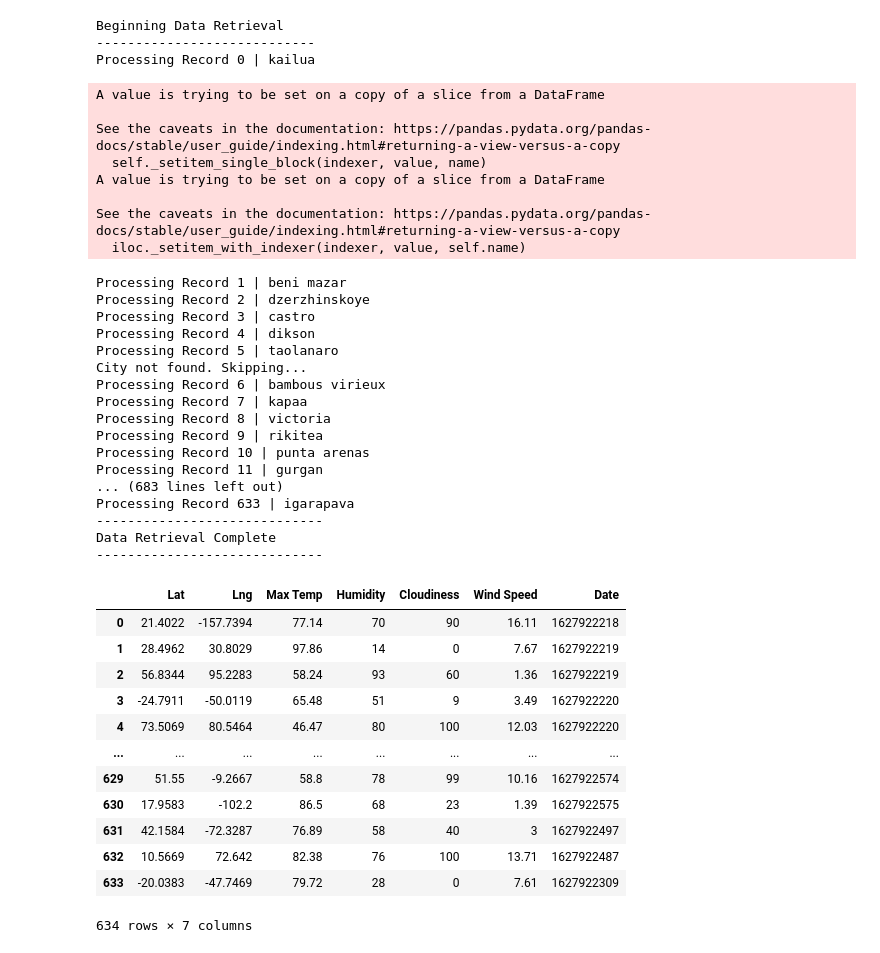
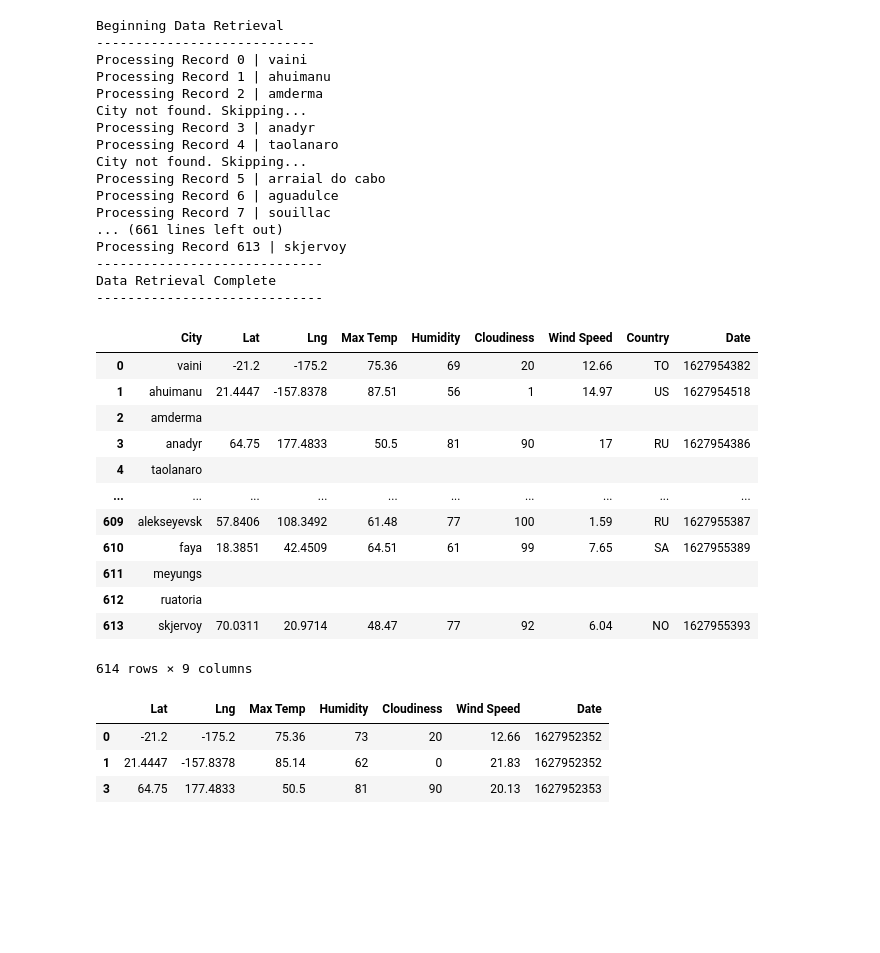
Before and after one commit to WayneJ2/python-api-challenge, a Jupyter notebook: WeatherPy/WeatherPyCode.ipynb, the cells around one changed output. Drawn from its saved outputs; the diff is of its cells as text; code cells hidden in the pictures; blank space fills up the shorter version.

```diff
--- a/WeatherPy/WeatherPyCode.ipynb
+++ b/WeatherPy/WeatherPyCode.ipynb
@@ -120,12 +83,13 @@ print("----------------------------")
 
 for index, row in city_df.iterrows():
 
-    params ={""}
+
     cityN = row["City"]
     city_name = row["City"].replace(" ","%20")
     base_url = f"https://api.openweathermap.org/data/2.5/weather?q={city_name}&units={unit}&appid={wKey}"
 #     print(base_url)
 
+    time.sleep(1)
     response = requests.get(base_url)
     response_json = response.json()
 
@@ -152,31 +116,34 @@ print("-----------------------------")
 # %% [output]
 Beginning Data Retrieval
 ----------------------------
-Processing Record 0 | kailua
+Processing Record 0 | vaini
+Processing Record 1 | ahuimanu
+Processing Record 2 | amderma
+City not found. Skipping...
+Processing Record 3 | anadyr
+Processing Record 4 | taolanaro
+City not found. Skipping...
+Processing Record 5 | arraial do cabo
+Processing Record 6 | aguadulce
+Processing Record 7 | souillac
+... (661 lines left out)
+Processing Record 613 | skjervoy
+-----------------------------
+Data Retrieval Complete
+-----------------------------
-A value is trying to be set on a copy of a slice from a DataFrame
-
-See the caveats in the documentation: https://pandas.pydata.org/pandas-docs/stable/user_guide/indexing.html#returning-a-view-versus-a-copy
-  self._setitem_single_block(indexer, value, name)
-A value is trying to be set on a copy of a slice from a DataFrame
-
-See the caveats in the documentation: https://pandas.pydata.org/pandas-docs/stable/user_guide/indexing.html#returning-a-view-versus-a-copy
-  iloc._setitem_with_indexer(indexer, value, self.name)
-Processing Record 1 | beni mazar
-Processing Record 2 | dzerzhinskoye
-Processing Record 3 | castro
-Processing Record 4 | dikson
-Processing Record 5 | taolanaro
-City not found. Skipping...
-Processing Record 6 | bambous virieux
-Processing Record 7 | kapaa
-Processing Record 8 | victoria
-Processing Record 9 | rikitea
-Processing Record 10 | punta arenas
-Processing Record 11 | gurgan
-... (683 lines left out)
-Processing Record 633 | igarapava
------------------------------
-Data Retrieval Complete
------------------------------
 # %%
-# city_df.loc[city_df["City"]=="cape town",:]
+city_df
+# %% [output]
+|  | City | Lat | Lng | Max Temp | Humidity | Cloudiness | Wind Speed | Country | Date |
+| 0 | vaini | -21.2 | -175.2 | 75.36 | 69 | 20 | 12.66 | TO | 1627954382 |
+| 1 | ahuimanu | 21.4447 | -157.8378 | 87.51 | 56 | 1 | 14.97 | US | 1627954518 |
+| 2 | amderma |  |  |  |  |  |  |  |  |
+| 3 | anadyr | 64.75 | 177.4833 | 50.5 | 81 | 90 | 17 | RU | 1627954386 |
+| 4 | taolanaro |  |  |  |  |  |  |  |  |
+| ... | ... | ... | ... | ... | ... | ... | ... | ... | ... |
+| 609 | alekseyevsk | 57.8406 | 108.3492 | 61.48 | 77 | 100 | 1.59 | RU | 1627955387 |
+| 610 | faya | 18.3851 | 42.4509 | 64.51 | 61 | 99 | 7.65 | SA | 1627955389 |
+| 611 | meyungs |  |  |  |  |  |  |  |  |
+| 612 | ruatoria |  |  |  |  |  |  |  |  |
+| 613 | skjervoy | 70.0311 | 20.9714 | 48.47 | 77 | 92 | 6.04 | NO | 1627955393 |
+614 rows × 9 columns
@@ -183,17 +153,8 @@ Data Retrieval Complete
 # %%
 test = city_df[["Lat","Lng","Max Temp", "Humidity", "Cloudiness","Wind Speed","Date"]]
-test
+test[test["Lat"].str.strip().astype(bool)]
 # %% [output]
 |  | Lat | Lng | Max Temp | Humidity | Cloudiness | Wind Speed | Date |
-| 0 | 21.4022 | -157.7394 | 77.14 | 70 | 90 | 16.11 | 1627922218 |
-| 1 | 28.4962 | 30.8029 | 97.86 | 14 | 0 | 7.67 | 1627922219 |
-| 2 | 56.8344 | 95.2283 | 58.24 | 93 | 60 | 1.36 | 1627922219 |
-| 3 | -24.7911 | -50.0119 | 65.48 | 51 | 9 | 3.49 | 1627922220 |
-| 4 | 73.5069 | 80.5464 | 46.47 | 80 | 100 | 12.03 | 1627922220 |
-| ... | ... | ... | ... | ... | ... | ... | ... |
-| 629 | 51.55 | -9.2667 | 58.8 | 78 | 99 | 10.16 | 1627922574 |
-| 630 | 17.9583 | -102.2 | 86.5 | 68 | 23 | 1.39 | 1627922575 |
-| 631 | 42.1584 | -72.3287 | 76.89 | 58 | 40 | 3 | 1627922497 |
-| 632 | 10.5669 | 72.642 | 82.38 | 76 | 100 | 13.71 | 1627922487 |
-| 633 | -20.0383 | -47.7469 | 79.72 | 28 | 0 | 7.61 | 1627922309 |
+| 0 | -21.2 | -175.2 | 75.36 | 73 | 20 | 12.66 | 1627952352 |
+| 1 | 21.4447 | -157.8378 | 85.14 | 62 | 0 | 21.83 | 1627952352 |
+| 3 | 64.75 | 177.4833 | 50.5 | 81 | 90 | 20.13 | 1627952353 |
-634 rows × 7 columns
```
Also changed, not shown: parts of 5 cells of this notebook.
